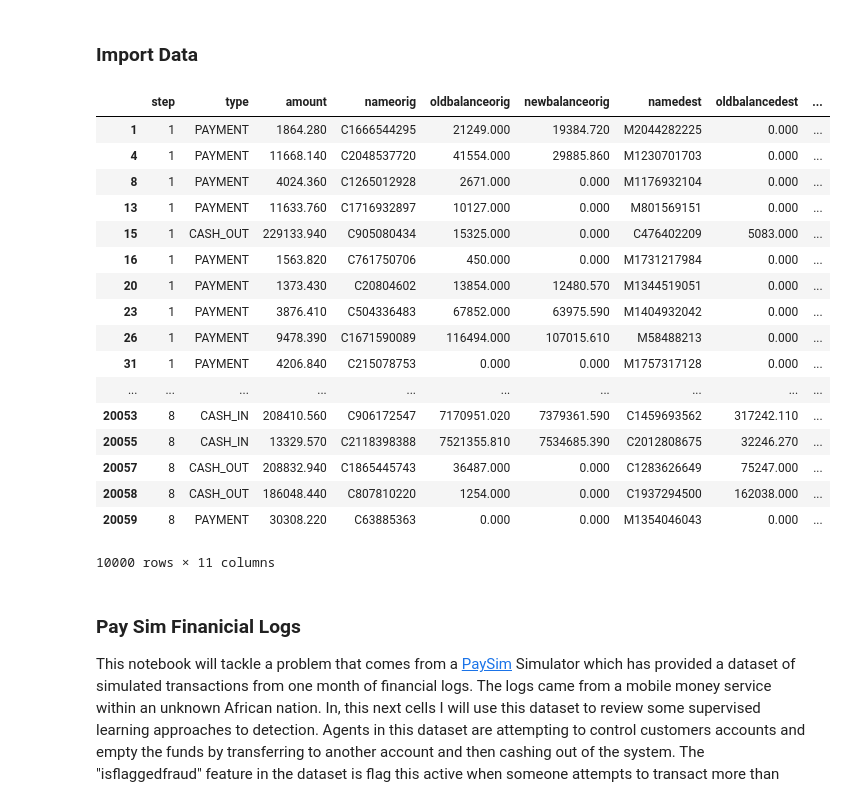
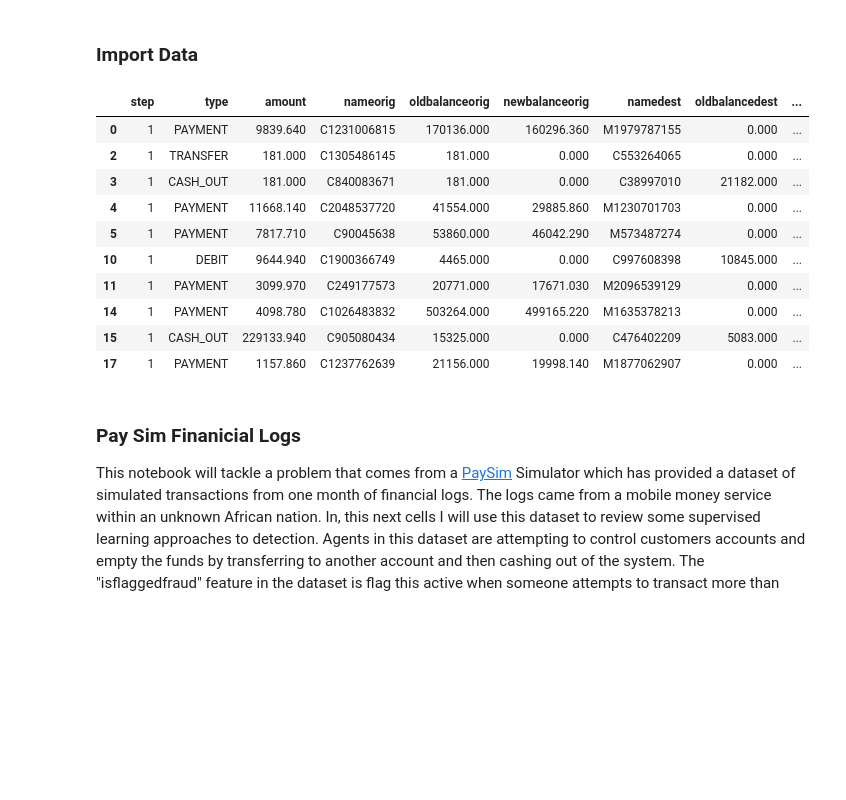
Before and after one commit to kavisek/fraud-detection-capstone, a Jupyter notebook: 18-10-02 Intro to Fraud Detection (WIP - Grid).ipynb, the cells around one changed output. Cells and saved outputs as stored; diff of their text form; code cells hidden in the pictures; blank space fills up the shorter version.

```diff
--- a/18-10-02 Intro to Fraud Detection (WIP - Grid).ipynb
+++ b/18-10-02 Intro to Fraud Detection (WIP - Grid).ipynb
@@ -437,32 +438,25 @@ def grid_search_groupby(results: pd.DataFrame, param_1: str, param_2: str) -> pd
 # %%
 # Import paysim data
 sdf = read_csv('Data/Synthetic/synthetic.csv')
 sdf = sdf.rename(columns={'isfraud':'target', 'oldbalanceorg':'oldbalanceorig'})
 
 # Create a holdout dataset with 50% of the data. 3 milliion+ rows each.
 holdout_index = np.random.choice(np.arange(0,sdf.shape[0]), size=int(sdf.shape[0]*0.5),replace=False)
 sdf_holdout = sdf[sdf.index.isin(holdout_index)]
 sdf = sdf[~sdf.index.isin(holdout_index)]
-sdf.head(10000)
+sdf.head(10)
 # %% [output]
 |  | step | type | amount | nameorig | oldbalanceorig | newbalanceorig | namedest | oldbalancedest | ... |
-| 1 | 1 | PAYMENT | 1864.280 | C1666544295 | 21249.000 | 19384.720 | M2044282225 | 0.000 | ... |
+| 0 | 1 | PAYMENT | 9839.640 | C1231006815 | 170136.000 | 160296.360 | M1979787155 | 0.000 | ... |
+| 2 | 1 | TRANSFER | 181.000 | C1305486145 | 181.000 | 0.000 | C553264065 | 0.000 | ... |
+| 3 | 1 | CASH_OUT | 181.000 | C840083671 | 181.000 | 0.000 | C38997010 | 21182.000 | ... |
 | 4 | 1 | PAYMENT | 11668.140 | C2048537720 | 41554.000 | 29885.860 | M1230701703 | 0.000 | ... |
-| 8 | 1 | PAYMENT | 4024.360 | C1265012928 | 2671.000 | 0.000 | M1176932104 | 0.000 | ... |
-| 13 | 1 | PAYMENT | 11633.760 | C1716932897 | 10127.000 | 0.000 | M801569151 | 0.000 | ... |
+| 5 | 1 | PAYMENT | 7817.710 | C90045638 | 53860.000 | 46042.290 | M573487274 | 0.000 | ... |
+| 10 | 1 | DEBIT | 9644.940 | C1900366749 | 4465.000 | 0.000 | C997608398 | 10845.000 | ... |
+| 11 | 1 | PAYMENT | 3099.970 | C249177573 | 20771.000 | 17671.030 | M2096539129 | 0.000 | ... |
+| 14 | 1 | PAYMENT | 4098.780 | C1026483832 | 503264.000 | 499165.220 | M1635378213 | 0.000 | ... |
 | 15 | 1 | CASH_OUT | 229133.940 | C905080434 | 15325.000 | 0.000 | C476402209 | 5083.000 | ... |
-| 16 | 1 | PAYMENT | 1563.820 | C761750706 | 450.000 | 0.000 | M1731217984 | 0.000 | ... |
-| 20 | 1 | PAYMENT | 1373.430 | C20804602 | 13854.000 | 12480.570 | M1344519051 | 0.000 | ... |
-| 23 | 1 | PAYMENT | 3876.410 | C504336483 | 67852.000 | 63975.590 | M1404932042 | 0.000 | ... |
-| 26 | 1 | PAYMENT | 9478.390 | C1671590089 | 116494.000 | 107015.610 | M58488213 | 0.000 | ... |
-| 31 | 1 | PAYMENT | 4206.840 | C215078753 | 0.000 | 0.000 | M1757317128 | 0.000 | ... |
-| ... | ... | ... | ... | ... | ... | ... | ... | ... | ... |
-| 20053 | 8 | CASH_IN | 208410.560 | C906172547 | 7170951.020 | 7379361.590 | C1459693562 | 317242.110 | ... |
-| 20055 | 8 | CASH_IN | 13329.570 | C2118398388 | 7521355.810 | 7534685.390 | C2012808675 | 32246.270 | ... |
-| 20057 | 8 | CASH_OUT | 208832.940 | C1865445743 | 36487.000 | 0.000 | C1283626649 | 75247.000 | ... |
-| 20058 | 8 | CASH_OUT | 186048.440 | C807810220 | 1254.000 | 0.000 | C1937294500 | 162038.000 | ... |
-| 20059 | 8 | PAYMENT | 30308.220 | C63885363 | 0.000 | 0.000 | M1354046043 | 0.000 | ... |
+| 17 | 1 | PAYMENT | 1157.860 | C1237762639 | 21156.000 | 19998.140 | M1877062907 | 0.000 | ... |
-10000 rows × 11 columns
 # %% [markdown]
 ### Pay Sim Finanicial Logs
 
```
Also changed, not shown: parts of 21 cells of this notebook, 1 other file.
